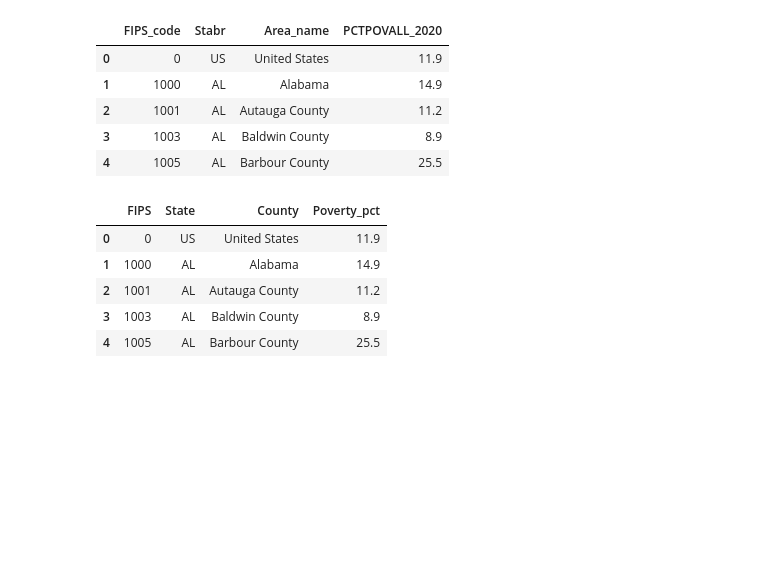
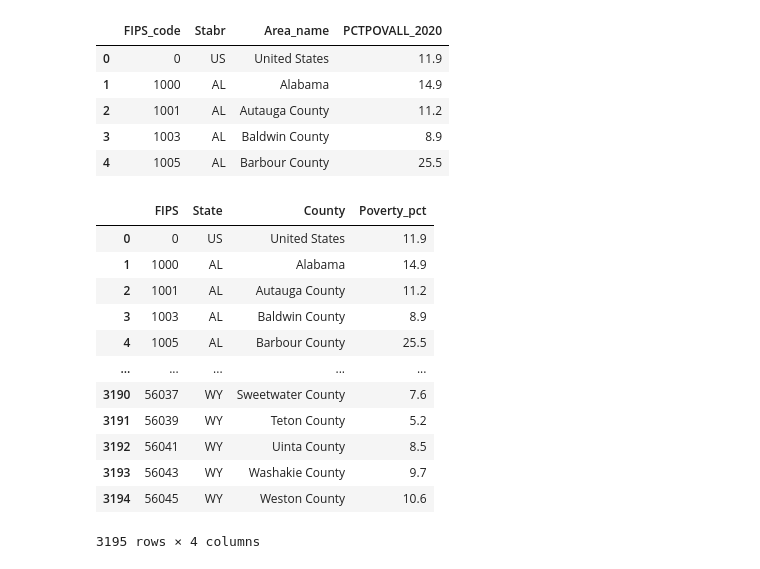
Before and after one commit to MeganBlazevic/Project2_Team8, a Jupyter notebook: Data_ETL.ipynb, the cells around one changed output. Cells and saved outputs as stored; diff of their text form; code cells hidden in the pictures; blank space fills up the shorter version.

```diff
--- a/Data_ETL.ipynb
+++ b/Data_ETL.ipynb
@@ -215,16 +450,23 @@ poverty_raw_df.head()
 # %%
 #Rename columns with shorter names
 poverty_raw_df.columns = [
     'FIPS',
     'State',
     'County',
     'Poverty_pct'
     ]
-poverty_raw_df.head()
+poverty_raw_df#.head()
 # %% [output]
 |  | FIPS | State | County | Poverty_pct |
 | 0 | 0 | US | United States | 11.9 |
 | 1 | 1000 | AL | Alabama | 14.9 |
 | 2 | 1001 | AL | Autauga County | 11.2 |
 | 3 | 1003 | AL | Baldwin County | 8.9 |
 | 4 | 1005 | AL | Barbour County | 25.5 |
+| ... | ... | ... | ... | ... |
+| 3190 | 56037 | WY | Sweetwater County | 7.6 |
+| 3191 | 56039 | WY | Teton County | 5.2 |
+| 3192 | 56041 | WY | Uinta County | 8.5 |
+| 3193 | 56043 | WY | Washakie County | 9.7 |
+| 3194 | 56045 | WY | Weston County | 10.6 |
+3195 rows × 4 columns
```
Also changed, not shown: parts of 20 cells of this notebook, 2 other files.
